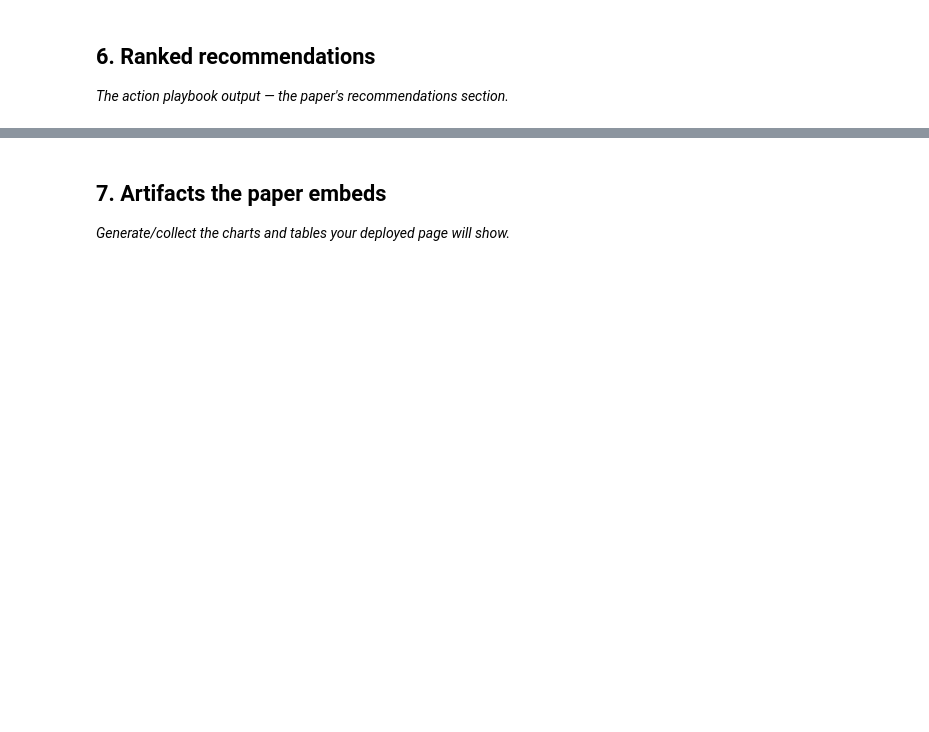
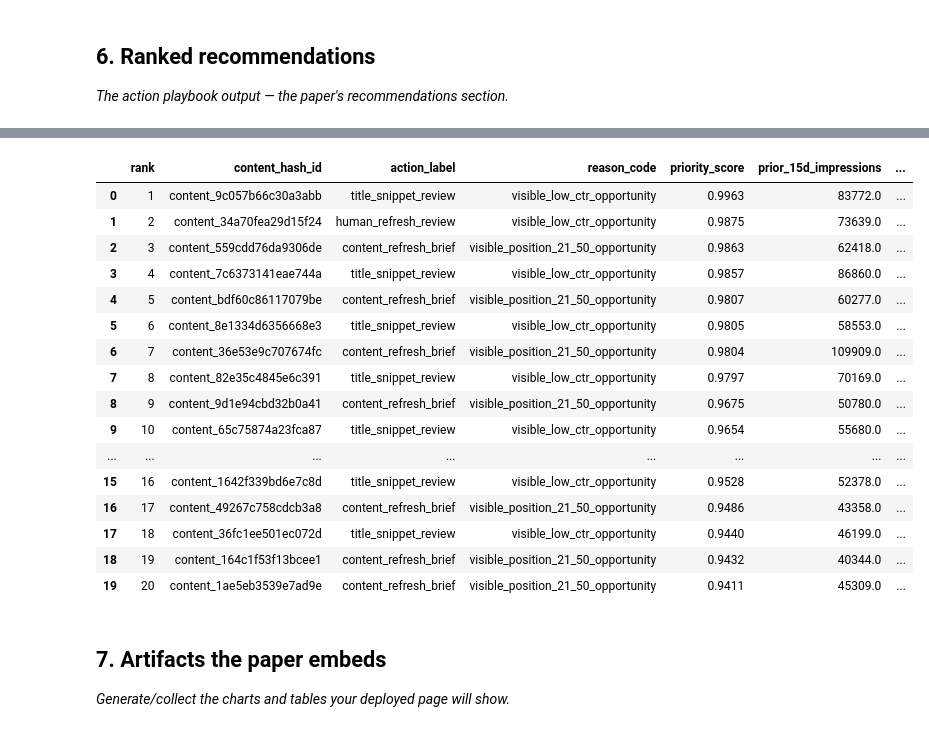
Before and after one commit to Ezgicode/FlyRAnk-AI, a Jupyter notebook: work/notebooks/capstone.ipynb, the cells around one changed output, grey strips where cells are left out. Drawn from its saved outputs; the diff is of its cells as text; code cells hidden in the pictures; blank space fills up the shorter version.

```diff
--- a/work/notebooks/capstone.ipynb
+++ b/work/notebooks/capstone.ipynb
@@ -32,0 +480,75 @@ This skeleton is yours to fill. Work the sections **in order** — each one has
+# %%
+full_model = Pipeline([
+    ("scale", StandardScaler()),
+    ("model", LogisticRegression(
+        class_weight="balanced",
+        max_iter=1000,
+        random_state=42
+    ))
+])
+
+# This is a historical action-playbook demonstration.
+# Only pre-decision feature columns are used as score inputs.
+full_model.fit(
+    model_df[feature_columns],
+    model_df[target_column]
+)
+
+action_queue = model_df.copy()
+
+action_queue["priority_score"] = full_model.predict_proba(
+    action_queue[feature_columns]
+)[:, 1]
+
+def choose_action(row):
+    if 21 <= row["prior_15d_avg_position"] <= 50:
+        return "content_refresh_brief"
+    if 4 <= row["prior_15d_avg_position"] <= 20:
+        return "title_snippet_review"
+    return "human_refresh_review"
+
+def choose_reason(row):
+    if 21 <= row["prior_15d_avg_position"] <= 50:
+        return "visible_position_21_50_opportunity"
+    if row["prior_15d_ctr"] < 0.01:
+        return "visible_low_ctr_opportunity"
+    return "measured_decline_risk_for_human_review"
+
+action_queue["action_label"] = action_queue.apply(
+    choose_action, axis=1
+)
+
+action_queue["reason_code"] = action_queue.apply(
+    choose_reason, axis=1
+)
+
+action_queue = (
+    action_queue
+    .sort_values("priority_score", ascending=False)
+    .reset_index(drop=True)
+)
+
+action_queue["rank"] = action_queue.index + 1
+
+action_columns = [
+    "rank",
+    "content_hash_id",
+    "action_label",
+    "reason_code",
+    "priority_score",
+    "prior_15d_impressions",
+    "prior_15d_avg_position",
+    "prior_15d_ctr"
+]
+
+print("Top-20 action distribution:")
+
+display(
+    action_queue.head(20)["action_label"]
+    .value_counts()
+    .rename_axis("action_label")
+    .reset_index(name="pages")
+)
+
+display(action_queue[action_columns].head(20).round(4))
+# %% [output]
@@ -33,3 +560,20 @@ This skeleton is yours to fill. Work the sections **in order** — each one has
+|  | rank | content_hash_id | action_label | reason_code | priority_score | prior_15d_impressions | ... |
+| 0 | 1 | content_9c057b66c30a3abb | title_snippet_review | visible_low_ctr_opportunity | 0.9963 | 83772.0 | ... |
+| 1 | 2 | content_34a70fea29d15f24 | human_refresh_review | visible_low_ctr_opportunity | 0.9875 | 73639.0 | ... |
+| 2 | 3 | content_559cdd76da9306de | content_refresh_brief | visible_position_21_50_opportunity | 0.9863 | 62418.0 | ... |
+| 3 | 4 | content_7c6373141eae744a | title_snippet_review | visible_low_ctr_opportunity | 0.9857 | 86860.0 | ... |
+| 4 | 5 | content_bdf60c86117079be | content_refresh_brief | visible_position_21_50_opportunity | 0.9807 | 60277.0 | ... |
+| 5 | 6 | content_8e1334d6356668e3 | title_snippet_review | visible_low_ctr_opportunity | 0.9805 | 58553.0 | ... |
+| 6 | 7 | content_36e53e9c707674fc | content_refresh_brief | visible_position_21_50_opportunity | 0.9804 | 109909.0 | ... |
+| 7 | 8 | content_82e35c4845e6c391 | title_snippet_review | visible_low_ctr_opportunity | 0.9797 | 70169.0 | ... |
+| 8 | 9 | content_9d1e94cbd32b0a41 | content_refresh_brief | visible_position_21_50_opportunity | 0.9675 | 50780.0 | ... |
+| 9 | 10 | content_65c75874a23fca87 | title_snippet_review | visible_low_ctr_opportunity | 0.9654 | 55680.0 | ... |
+| ... | ... | ... | ... | ... | ... | ... | ... |
+| 15 | 16 | content_1642f339bd6e7c8d | title_snippet_review | visible_low_ctr_opportunity | 0.9528 | 52378.0 | ... |
+| 16 | 17 | content_49267c758cdcb3a8 | content_refresh_brief | visible_position_21_50_opportunity | 0.9486 | 43358.0 | ... |
+| 17 | 18 | content_36fc1ee501ec072d | title_snippet_review | visible_low_ctr_opportunity | 0.9440 | 46199.0 | ... |
+| 18 | 19 | content_164c1f53f13bcee1 | content_refresh_brief | visible_position_21_50_opportunity | 0.9432 | 40344.0 | ... |
+| 19 | 20 | content_1ae5eb3539e7ad9e | content_refresh_brief | visible_position_21_50_opportunity | 0.9411 | 45309.0 | ... |
 # %% [markdown]
 ## 7. Artifacts the paper embeds
 
```
Also changed, not shown: parts of 18 cells of this notebook.
